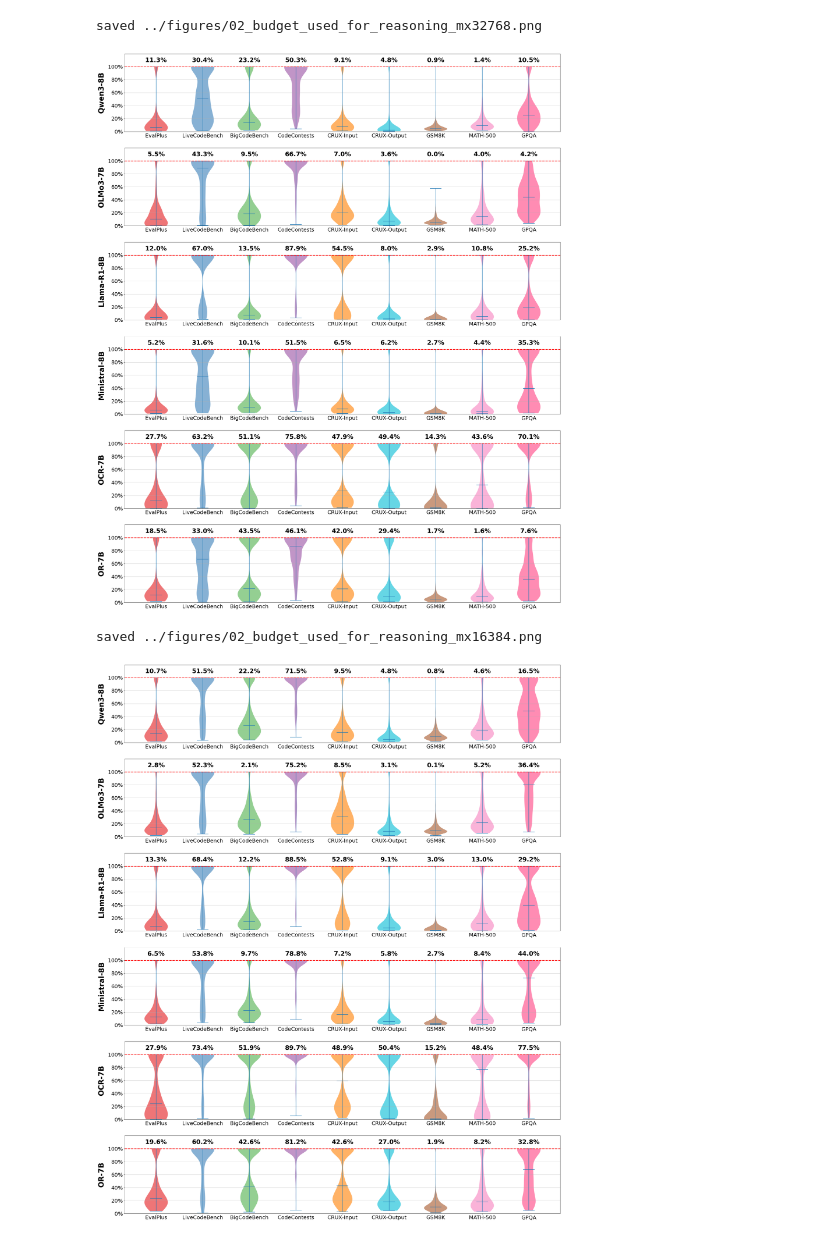
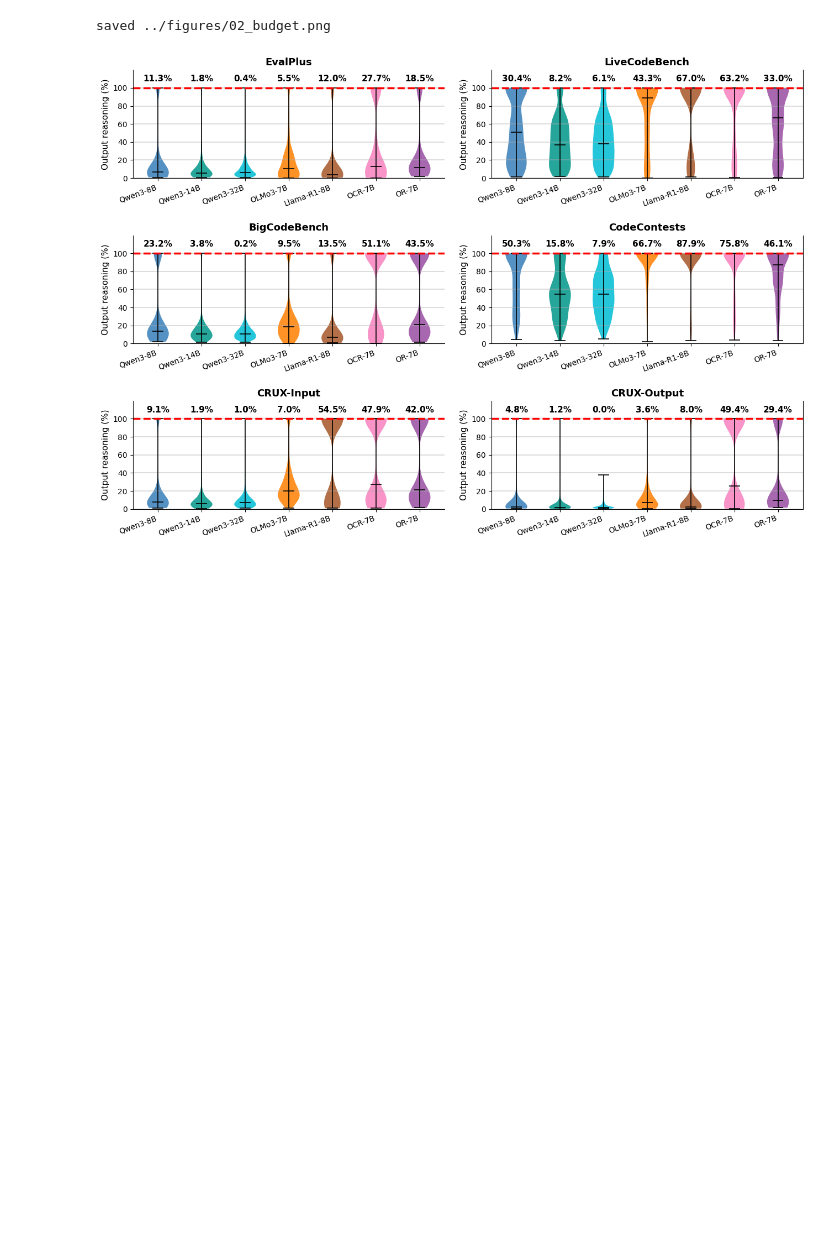
Before and after one commit to itsluketwist/think-overflow, a Jupyter notebook: notebooks/02_budget.ipynb, the cells around one changed output. Saved outputs shown, nothing was run; the diff lists cells and outputs as text; code cells hidden in the pictures; blank space fills up the shorter version.

Commit message:
Update data and figures with final models and results.

```diff
--- a/notebooks/02_budget.ipynb
+++ b/notebooks/02_budget.ipynb
@@ -175,7 +161,7 @@ def load_series_results(
 
 # load results for every budget upfront — plot cells select the budget they need
 all_results: dict[int, dict[str, dict[str, dict]]] = {}
-for budget in BUDGETS:
+for budget in BUDGETS_TO_DISPLAY:
     print(f"\nloading results for budget={budget:,}...")
     all_results[budget] = load_series_results(
         series_keys=list(SERIES.keys()),
@@ -452,20 +458,18 @@ def plot_budget_pct(
 # %%
 # --- budget % used for reasoning ---
 # each violin shows how much of the generation budget was consumed for reasoning.
 # one figure is saved per token budget (8k, 16k, 32k).
 
 ALL_SERIES = list(SERIES.keys())
 
-for budget in BUDGETS:
+for budget in BUDGETS_TO_DISPLAY:
     plot_budget_pct(
         series_keys=ALL_SERIES,
         loaded_results=all_results[budget],
         datasets=DATASETS,
-        group_by="model",
-        save_path=FIGURES_DIR / f"02_budget_used_for_reasoning_mx{budget}.png",
+        group_by="dataset",
+        save_path=FIGURES_DIR / "02_budget.png",
     )
 # %% [output]
-saved ../figures/02_budget_used_for_reasoning_mx32768.png
+saved ../figures/02_budget.png
-[figure, old version]
+[figure, new version]
-saved ../figures/02_budget_used_for_reasoning_mx16384.png
-[figure, removed]
```
Also changed, not shown: parts of 4 cells of this notebook, 28 other files.
